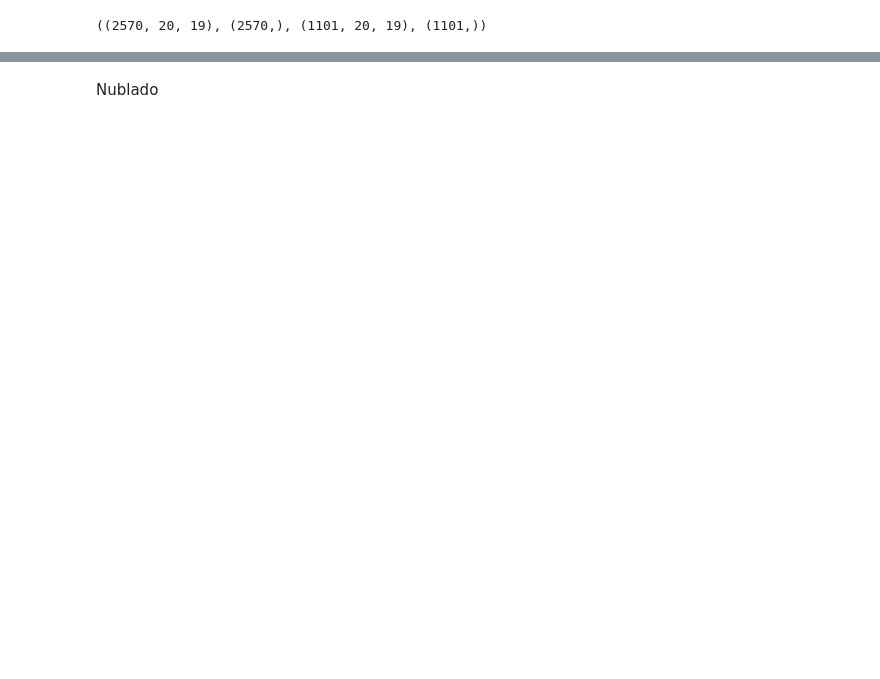
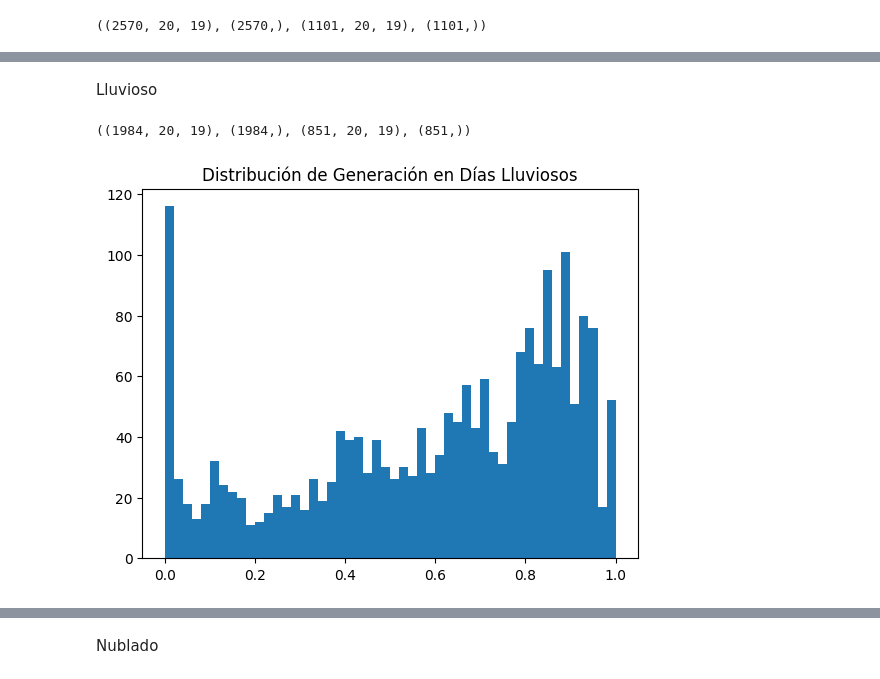
Before and after one commit to ClaudiaGtzD/TesinaMCD, a Jupyter notebook: 03_Photovoltaic 2.ipynb, the cells around one changed output, grey strips where cells are left out. Drawn from its saved outputs; the diff is of its cells as text; code cells hidden in the pictures; blank space fills up the shorter version.

```diff
--- a/03_Photovoltaic 2.ipynb
+++ b/03_Photovoltaic 2.ipynb
@@ -341,0 +344,24 @@ R²: 0.5845
+# %% [markdown]
+Lluvioso
+# %%
+from sklearn.preprocessing import MinMaxScaler
+
+scaler_Lluvioso_X = MinMaxScaler()
+scaler_Lluvioso_y = MinMaxScaler()
+
+X_Lluvioso_train = scaler_Lluvioso_X.fit_transform(X_Lluvioso_train.reshape(-1, X_Lluvioso_train.shape[-1])).reshape(X_Lluvioso_train.shape)
+X_Lluvioso_test = scaler_Lluvioso_X.transform(X_Lluvioso_test.reshape(-1, X_Lluvioso_test.shape[-1])).reshape(X_Lluvioso_test.shape)
+
+y_Lluvioso_train = scaler_Lluvioso_y.fit_transform(y_Lluvioso_train.reshape(-1, 1)).reshape(-1)
+y_Lluvioso_test = scaler_Lluvioso_y.transform(y_Lluvioso_test.reshape(-1, 1)).reshape(-1)
+
+X_Lluvioso_train.shape, y_Lluvioso_train.shape, X_Lluvioso_test.shape, y_Lluvioso_test.shape
+# %% [output]
+((1984, 20, 19), (1984,), (851, 20, 19), (851,))
+# %%
+import matplotlib.pyplot as plt
+plt.hist(y_Lluvioso_train, bins=50)
+plt.title("Distribución de Generación en Días Lluviosos")
+plt.show()
+# %% [output]
+[figure, added]
```
Also changed, not shown: parts of 18 cells of this notebook, 3 other files.
